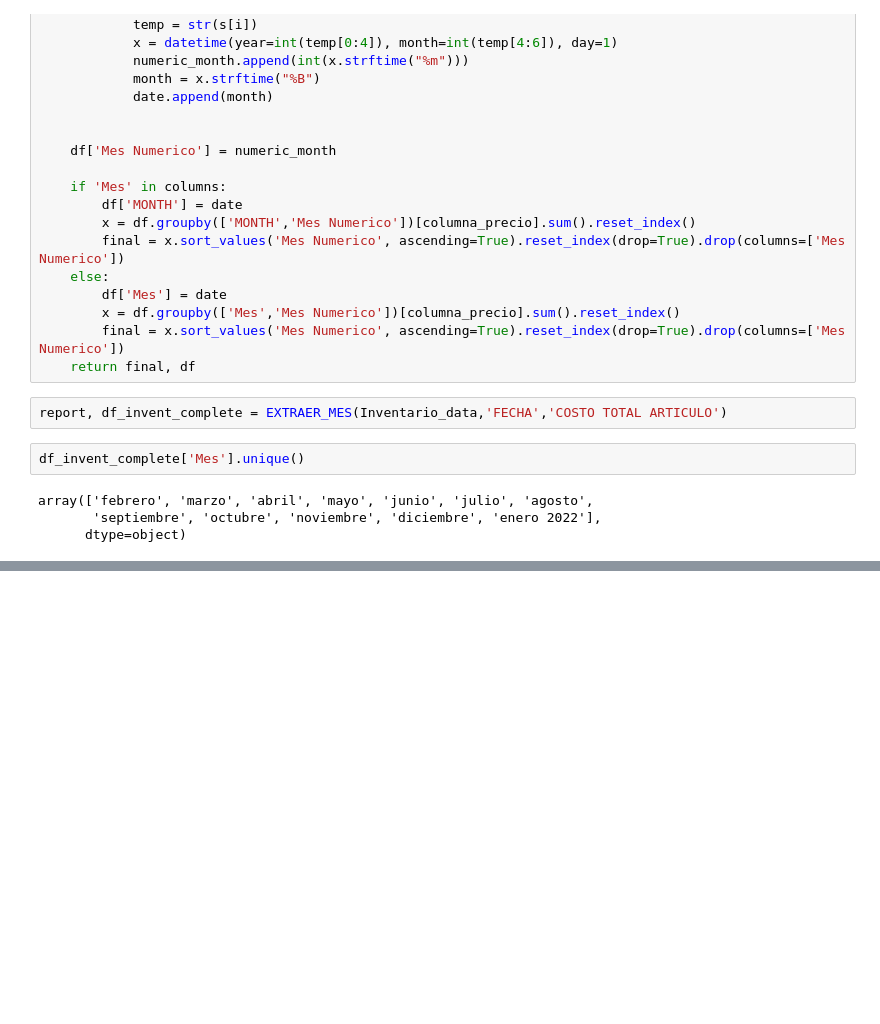
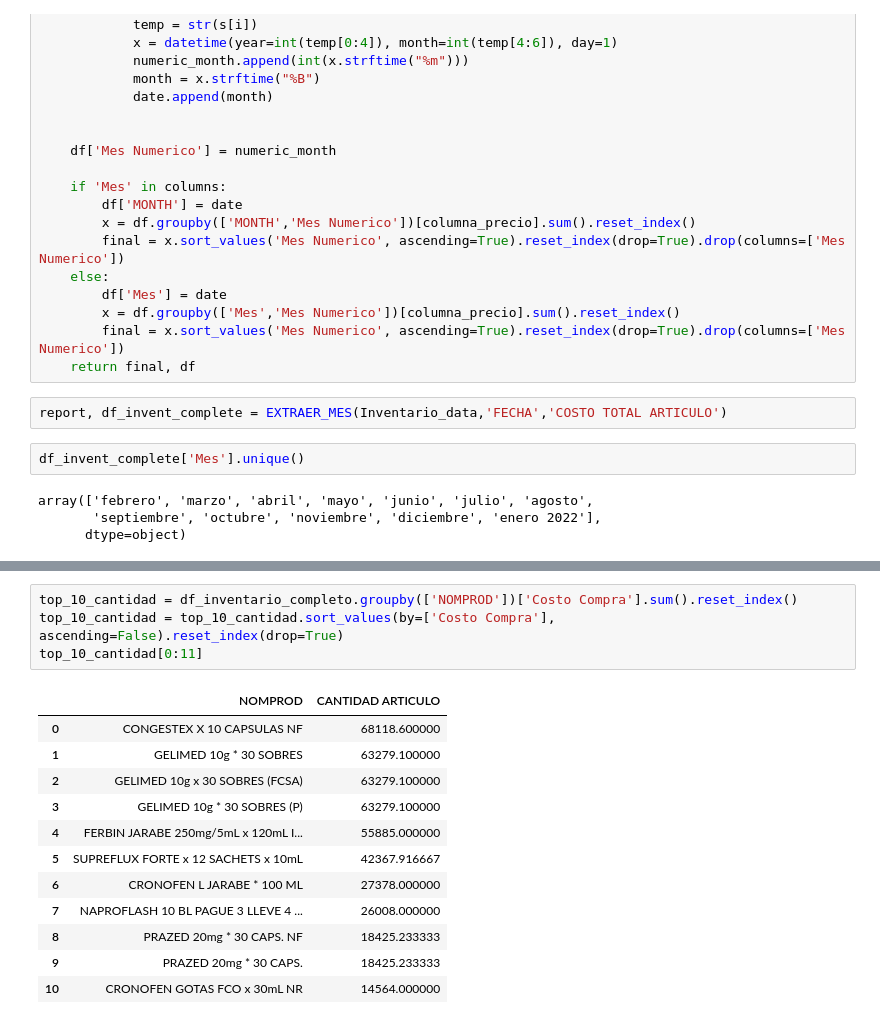
Before and after one commit to FabianCoyDuarte/Medical_Data, a Jupyter notebook: inventario.ipynb, the cells around one changed output, grey strips where cells are left out. Cells and saved outputs as stored; diff of their text form; blank space fills up the shorter version.

```diff
--- a/inventario.ipynb
+++ b/inventario.ipynb
@@ -212,0 +288,17 @@ report
+# %%
+top_10_cantidad = df_inventario_completo.groupby(['NOMPROD'])['Costo Compra'].sum().reset_index()
+top_10_cantidad = top_10_cantidad.sort_values(by=['Costo Compra'], ascending=False).reset_index(drop=True)
+top_10_cantidad[0:11]
+# %% [output]
+|  | NOMPROD | CANTIDAD ARTICULO |
+| 0 | CONGESTEX X 10 CAPSULAS NF | 68118.600000 |
+| 1 | GELIMED 10g * 30 SOBRES | 63279.100000 |
+| 2 | GELIMED 10g x 30 SOBRES (FCSA) | 63279.100000 |
+| 3 | GELIMED 10g * 30 SOBRES (P) | 63279.100000 |
+| 4 | FERBIN JARABE 250mg/5mL x 120mL I... | 55885.000000 |
+| 5 | SUPREFLUX FORTE x 12 SACHETS x 10mL | 42367.916667 |
+| 6 | CRONOFEN L JARABE * 100 ML | 27378.000000 |
+| 7 | NAPROFLASH 10 BL PAGUE 3 LLEVE 4 ... | 26008.000000 |
+| 8 | PRAZED 20mg * 30 CAPS. NF | 18425.233333 |
+| 9 | PRAZED 20mg * 30 CAPS. | 18425.233333 |
+| 10 | CRONOFEN GOTAS FCO x 30mL NR | 14564.000000 |
```
Also changed, not shown: parts of 11 cells of this notebook, 1 other file.
